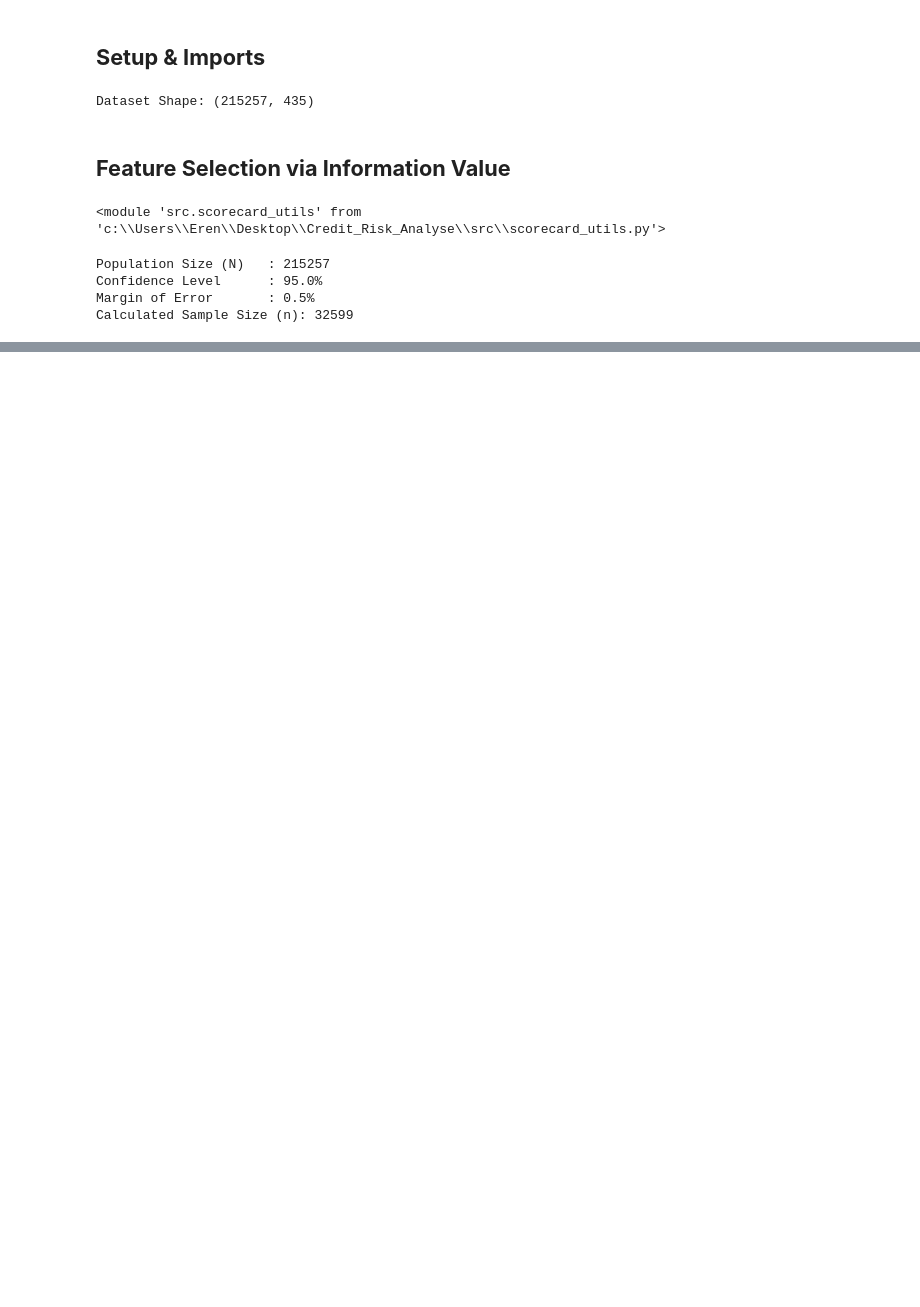
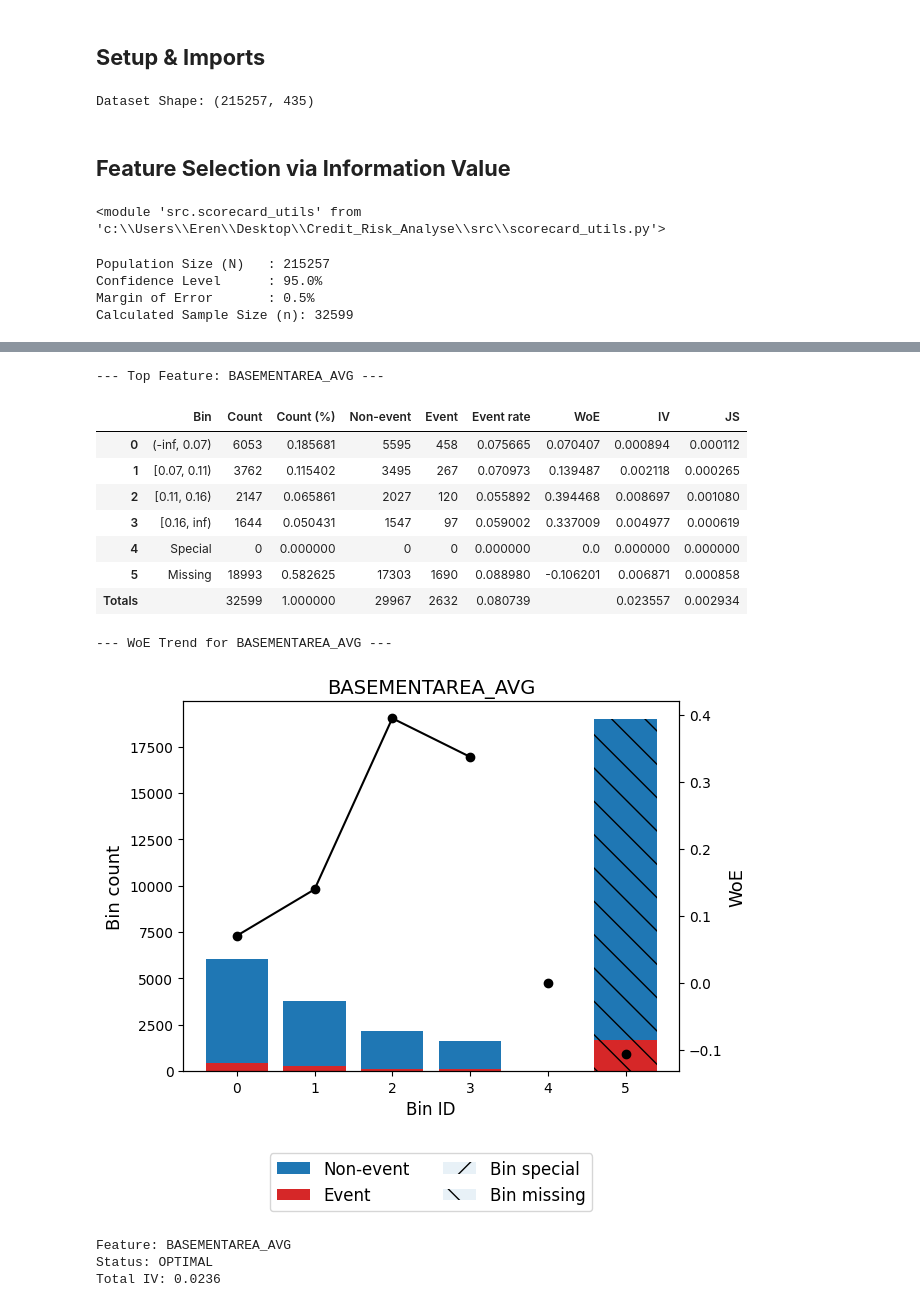
Before and after one commit to ErenReyhanlioglu/Credit_Risk_Analysis, a Jupyter notebook: notebooks/02_feature_selection_and_binning.ipynb, the cells around one changed output, grey strips where cells are left out. Saved outputs shown, nothing was run; the diff lists cells and outputs as text; code cells hidden in the pictures; blank space fills up the shorter version.

Commit message:
feat: health check completed, 116 stable features identified and woe table secured

```diff
--- a/notebooks/02_feature_selection_and_binning.ipynb
+++ b/notebooks/02_feature_selection_and_binning.ipynb
@@ -54,0 +100,15 @@ display(iv_report.head(15))
+# %%
+output_dir = '../data/processed/'
+os.makedirs(output_dir, exist_ok=True)
+
+pickle_path = os.path.join(output_dir, 'selected_features_iv.pkl')
+with open(pickle_path, 'wb') as f:
+    pickle.dump(selected_features, f)
+
+txt_path = os.path.join(output_dir, 'selected_features_iv.txt')
+with open(txt_path, 'w') as f:
+    for feature in selected_features:
+        f.write(f"{feature}\n")
+
+print(f"Pickle File : {pickle_path}")
+print(f"Text File   : {txt_path}")
@@ -54,0 +126,5 @@ display(iv_report.head(15))
+# %%
+filepath_txt = '../data/processed/selected_features_iv.txt'
+
+with open(filepath_txt, 'r') as f:
+    selected_features = [line.strip() for line in f.readlines()]
@@ -54,0 +174,34 @@ display(iv_report.head(15))
+# %%
+import matplotlib.pyplot as plt
+
+top_feature = selected_features[0]
+
+print(f"--- Top Feature: {top_feature} ---")
+
+optb = binning_results[top_feature]
+
+binning_table = optb.binning_table.build()
+display(binning_table)
+
+print(f"\n--- WoE Trend for {top_feature} ---")
+optb.binning_table.plot(metric="woe")
+plt.show()
+
+print(f"Feature: {top_feature}")
+print(f"Status: {optb.status}")
+print(f"Total IV: {optb.binning_table.iv:.4f}")
+# %% [output]
+--- Top Feature: BASEMENTAREA_AVG ---
+|  | Bin | Count | Count (%) | Non-event | Event | Event rate | WoE | IV | JS |
+| 0 | (-inf, 0.07) | 6053 | 0.185681 | 5595 | 458 | 0.075665 | 0.070407 | 0.000894 | 0.000112 |
+| 1 | [0.07, 0.11) | 3762 | 0.115402 | 3495 | 267 | 0.070973 | 0.139487 | 0.002118 | 0.000265 |
+| 2 | [0.11, 0.16) | 2147 | 0.065861 | 2027 | 120 | 0.055892 | 0.394468 | 0.008697 | 0.001080 |
+| 3 | [0.16, inf) | 1644 | 0.050431 | 1547 | 97 | 0.059002 | 0.337009 | 0.004977 | 0.000619 |
+| 4 | Special | 0 | 0.000000 | 0 | 0 | 0.000000 | 0.0 | 0.000000 | 0.000000 |
+| 5 | Missing | 18993 | 0.582625 | 17303 | 1690 | 0.088980 | -0.106201 | 0.006871 | 0.000858 |
+| Totals |  | 32599 | 1.000000 | 29967 | 2632 | 0.080739 |  | 0.023557 | 0.002934 |
+--- WoE Trend for BASEMENTAREA_AVG ---
+[figure, added]
+Feature: BASEMENTAREA_AVG
+Status: OPTIMAL
+Total IV: 0.0236
```
Also changed, not shown: parts of 9 cells of this notebook, 1 other file.
